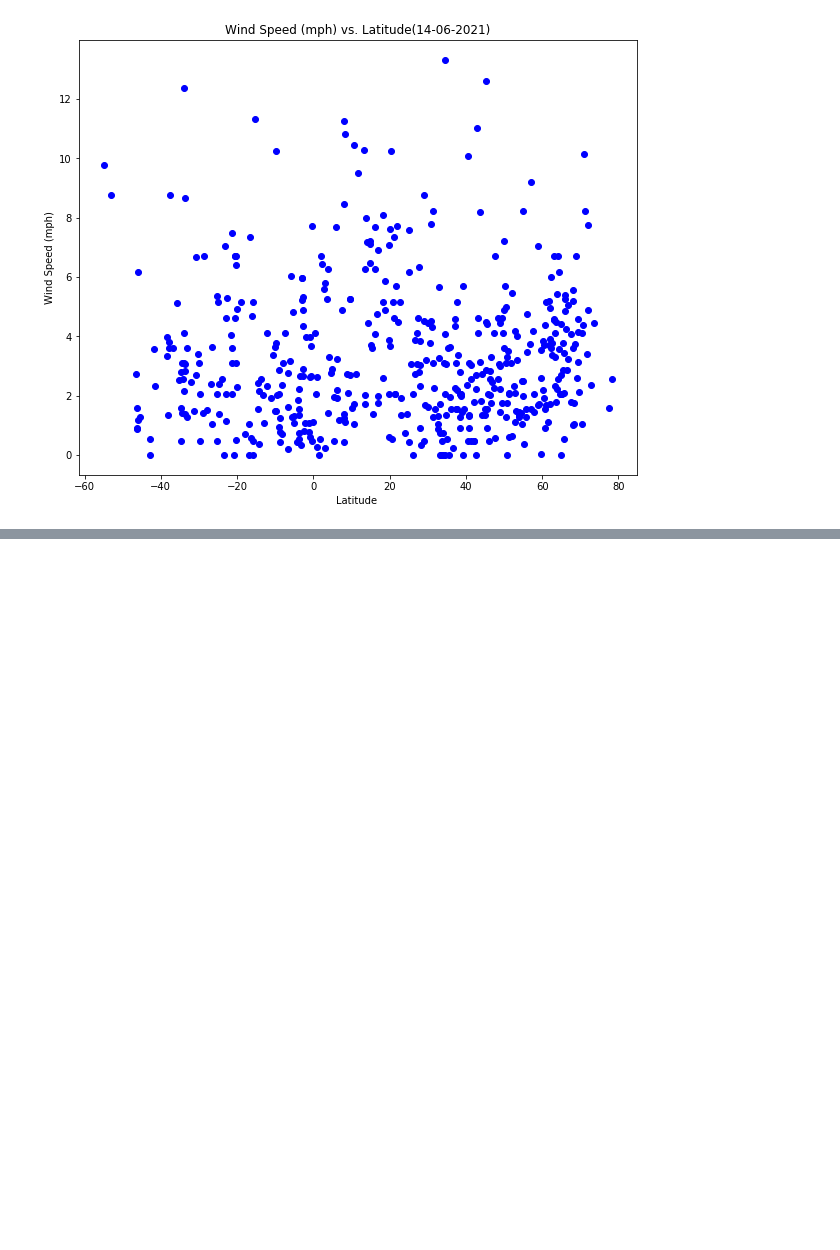
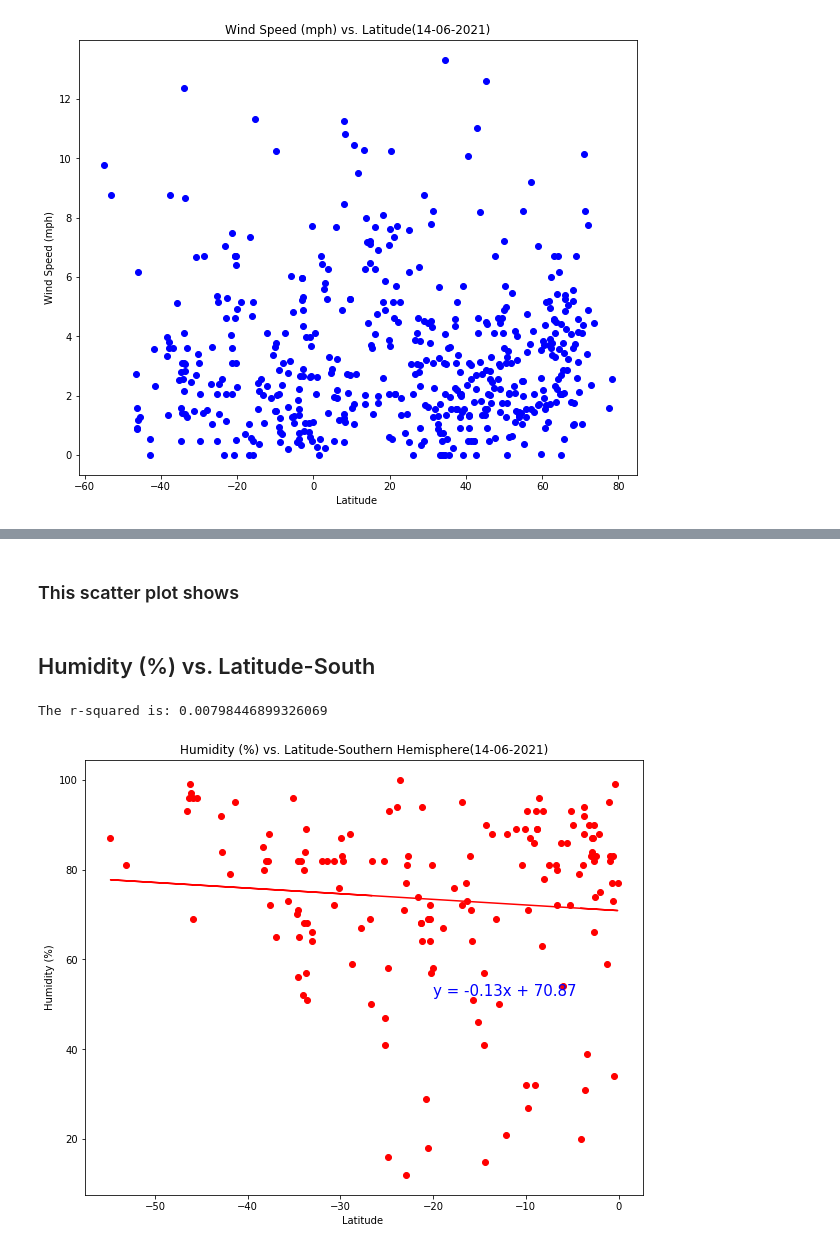
Before and after one commit to 22OVERSooN/python_api_challenge, a Jupyter notebook: WeatherPy/WeatherPy.ipynb, the cells around one changed output, grey strips where cells are left out. Cells and saved outputs as stored; diff of their text form; code cells hidden in the pictures; blank space fills up the shorter version.

```diff
--- a/WeatherPy/WeatherPy.ipynb
+++ b/WeatherPy/WeatherPy.ipynb
@@ -152,0 +248,29 @@ plt.show()
+# %% [markdown]
+### This scatter plot shows
+# %% [markdown]
+## Humidity (%) vs. Latitude-South
+# %%
+x_values = southern_hemisphere["Latitude"]
+y_values = southern_hemisphere["Humidity"]
+
+#calculate the linear value
+(slope, intercept, rvalue, pvalue, stderr) = linregress(x_values,y_values)
+regress_values = x_values * slope + intercept
+
+#put this into a function
+line_eq = "y = " + str(round(slope,2)) + "x + " + str(round(intercept,2))
+
+plt.figure(figsize=(10,8))
+plt.scatter(x_values,y_values, color = 'r')
+plt.plot(x_values,regress_values,"r-")
+plt.annotate(line_eq,(-20,52),fontsize=15,color="blue")
+plt.xlabel("Latitude ")
+plt.ylabel("Humidity (%)")
+plt.title("Humidity (%) vs. Latitude-Southern Hemisphere(14-06-2021)")
+
+print(f"The r-squared is: {rvalue**2}")
+plt.savefig("Humidity (%) vs. Latitude-Southern Hemisphere(14-06-2021).png")
+plt.show()
+# %% [output]
+The r-squared is: 0.00798446899326069
+[figure, added]
```
Also changed, not shown: parts of 27 cells of this notebook, 13 other files.
